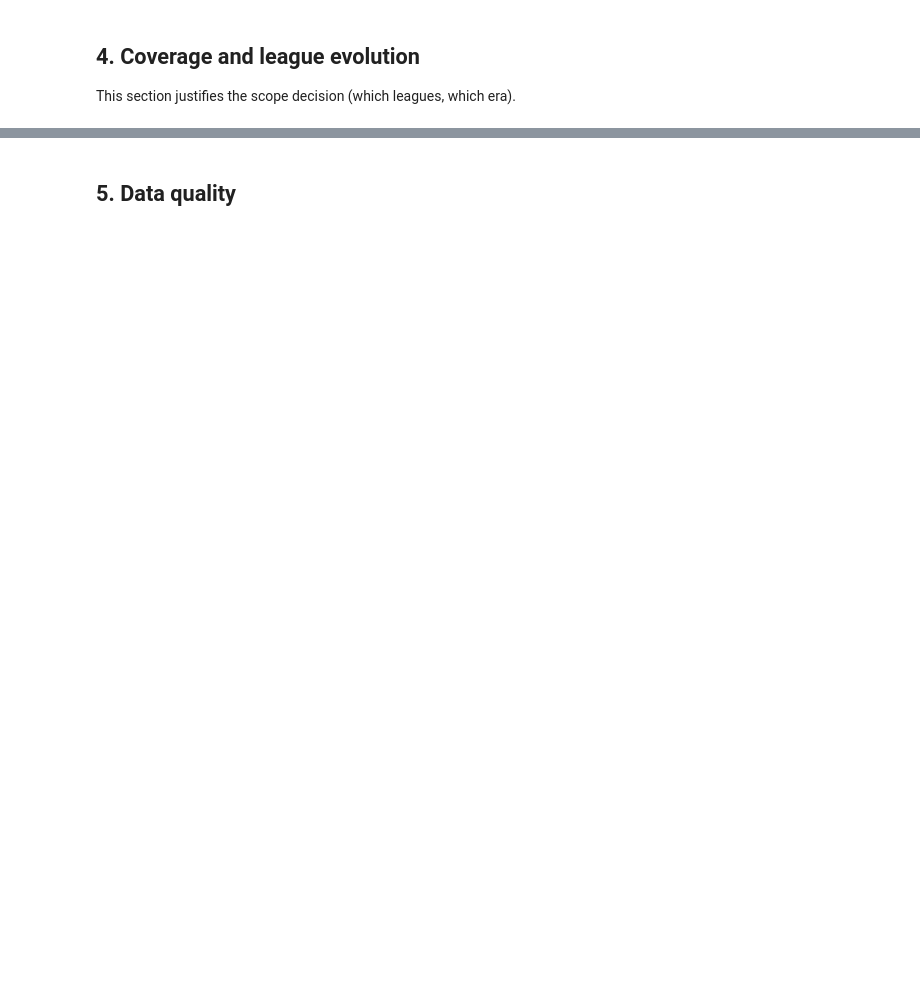
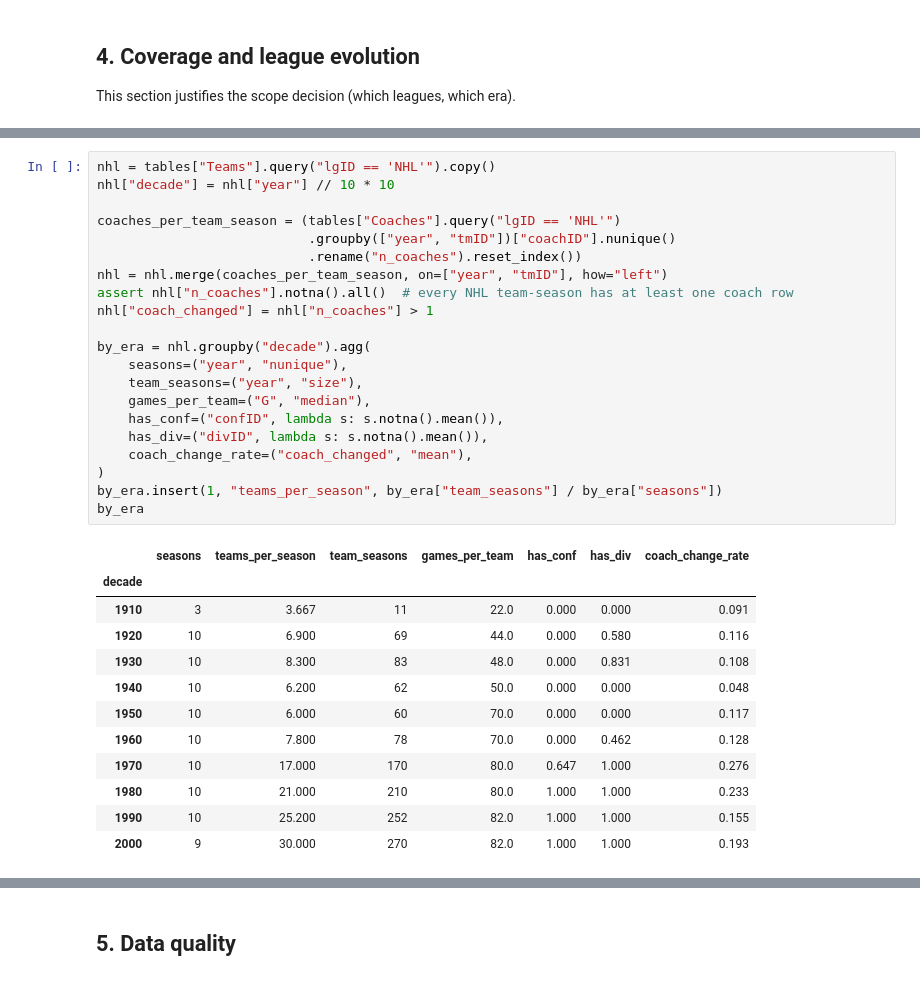
Before and after one commit to b3lchior/feup-ac, a Jupyter notebook: 01_eda.ipynb, the cells around one changed output, grey strips where cells are left out. Drawn from its saved outputs; the diff is of its cells as text; blank space fills up the shorter version.

```diff
--- a/01_eda.ipynb
+++ b/01_eda.ipynb
@@ -186,0 +243,34 @@ This section justifies the scope decision (which leagues, which era).
+# %%
+nhl = tables["Teams"].query("lgID == 'NHL'").copy()
+nhl["decade"] = nhl["year"] // 10 * 10
+
+coaches_per_team_season = (tables["Coaches"].query("lgID == 'NHL'")
+                           .groupby(["year", "tmID"])["coachID"].nunique()
+                           .rename("n_coaches").reset_index())
+nhl = nhl.merge(coaches_per_team_season, on=["year", "tmID"], how="left")
+assert nhl["n_coaches"].notna().all()  # every NHL team-season has at least one coach row
+nhl["coach_changed"] = nhl["n_coaches"] > 1
+
+by_era = nhl.groupby("decade").agg(
+    seasons=("year", "nunique"),
+    team_seasons=("year", "size"),
+    games_per_team=("G", "median"),
+    has_conf=("confID", lambda s: s.notna().mean()),
+    has_div=("divID", lambda s: s.notna().mean()),
+    coach_change_rate=("coach_changed", "mean"),
+)
+by_era.insert(1, "teams_per_season", by_era["team_seasons"] / by_era["seasons"])
+by_era
+# %% [output]
+|  | seasons | teams_per_season | team_seasons | games_per_team | has_conf | has_div | coach_change_rate |
+| decade |  |  |  |  |  |  |  |
+| 1910 | 3 | 3.667 | 11 | 22.0 | 0.000 | 0.000 | 0.091 |
+| 1920 | 10 | 6.900 | 69 | 44.0 | 0.000 | 0.580 | 0.116 |
+| 1930 | 10 | 8.300 | 83 | 48.0 | 0.000 | 0.831 | 0.108 |
+| 1940 | 10 | 6.200 | 62 | 50.0 | 0.000 | 0.000 | 0.048 |
+| 1950 | 10 | 6.000 | 60 | 70.0 | 0.000 | 0.000 | 0.117 |
+| 1960 | 10 | 7.800 | 78 | 70.0 | 0.000 | 0.462 | 0.128 |
+| 1970 | 10 | 17.000 | 170 | 80.0 | 0.647 | 1.000 | 0.276 |
+| 1980 | 10 | 21.000 | 210 | 80.0 | 1.000 | 1.000 | 0.233 |
+| 1990 | 10 | 25.200 | 252 | 82.0 | 1.000 | 1.000 | 0.155 |
+| 2000 | 9 | 30.000 | 270 | 82.0 | 1.000 | 1.000 | 0.193 |
```
Also changed, not shown: parts of 22 cells of this notebook.
